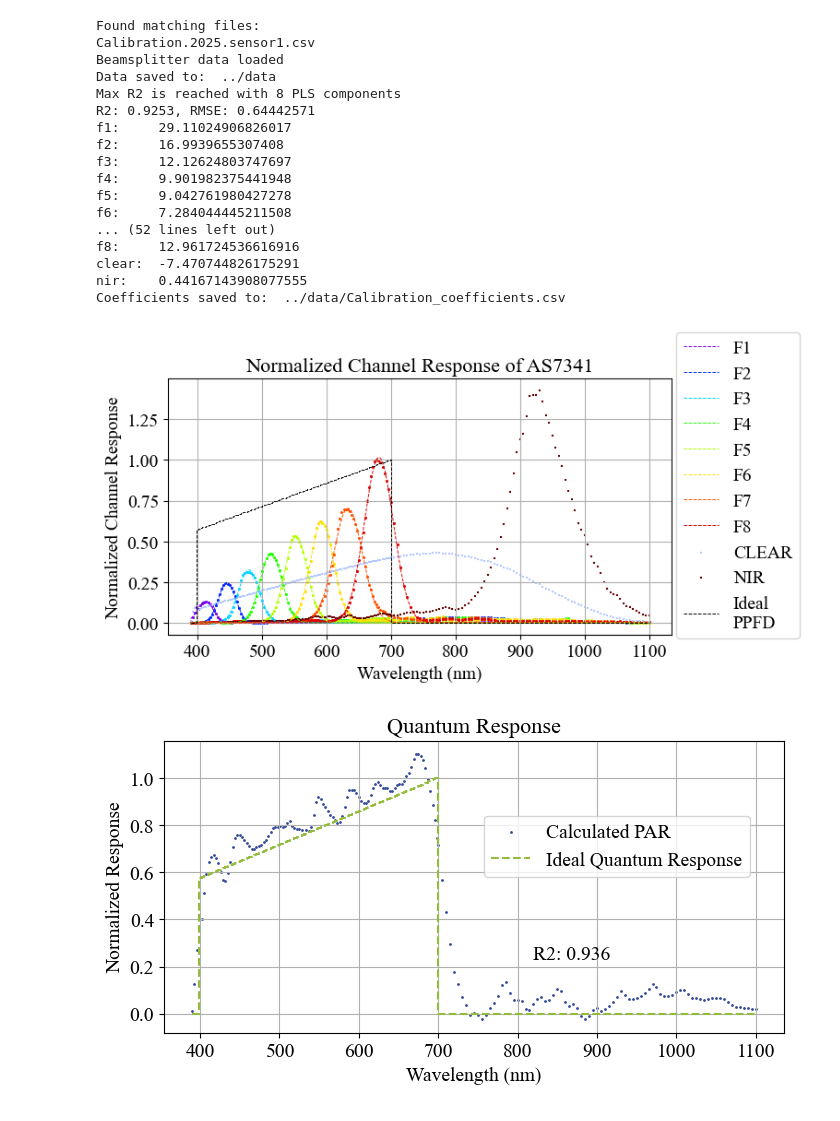
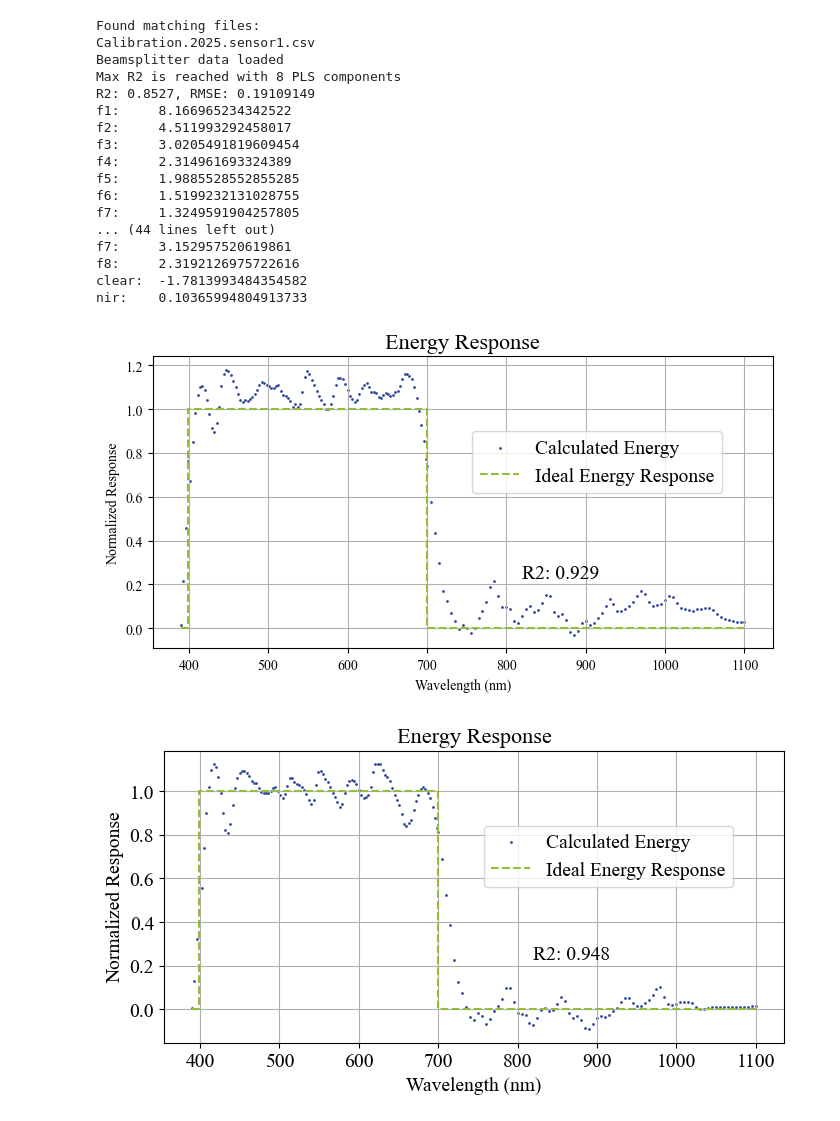
Before and after one commit to HKA-IES/Calibration-Multi-Spectral-PAR-Sensor, a Jupyter notebook: src/Calibration_Execution.ipynb, the cells around one changed output. Drawn from its saved outputs; the diff is of its cells as text; code cells hidden in the pictures.

Commit message:
add energy response

```diff
--- a/src/Calibration_Execution.ipynb
+++ b/src/Calibration_Execution.ipynb
@@ -6,27 +6,28 @@ sensor_type = "Calibration"
 # %%
 for sensor_nr in range(1, 5):
     sensor_instance = cal.Calibration(path, sensor_nr, sensor_type)
-    if sensor_instance.preprocessing():
-        sensor_instance.pls()
-        sensor_instance.plot_gaussian()
-        sensor_instance.plot_quantum_response()
+    if sensor_instance.preprocessing(save_data=False):
+        sensor_instance.pls(save_coef=False, PAR=False)
+        #sensor_instance.plot_gaussian()
+        #sensor_instance.plot_quantum_response()
+        sensor_instance.plot_energy_response()
 # %% [output]
 Found matching files:
 Calibration.2025.sensor1.csv
 Beamsplitter data loaded
-Data saved to:  ../data
 Max R2 is reached with 8 PLS components
-R2: 0.9253, RMSE: 0.64442571
-f1:     29.11024906826017
-f2:     16.9939655307408
-f3:     12.12624803747697
-f4:     9.901982375441948
-f5:     9.042761980427278
-f6:     7.284044445211508
-... (52 lines left out)
-f8:     12.961724536616916
-clear:  -7.470744826175291
-nir:    0.44167143908077555
-Coefficients saved to:  ../data/Calibration_coefficients.csv
+R2: 0.8527, RMSE: 0.19109149
+f1:     8.166965234342522
+f2:     4.511993292458017
+f3:     3.0205491819609454
+f4:     2.314961693324389
+f5:     1.9885528552855285
+f6:     1.5199232131028755
+f7:     1.3249591904257805
+... (44 lines left out)
+f7:     3.152957520619861
+f8:     2.3192126975722616
+clear:  -1.7813993484354582
+nir:    0.10365994804913733
-[figure, old version]
+[figure, new version]
-[figure, old version]
+[figure, new version]
```
Also changed, not shown: parts of 1 cell of this notebook, 1 other file.
